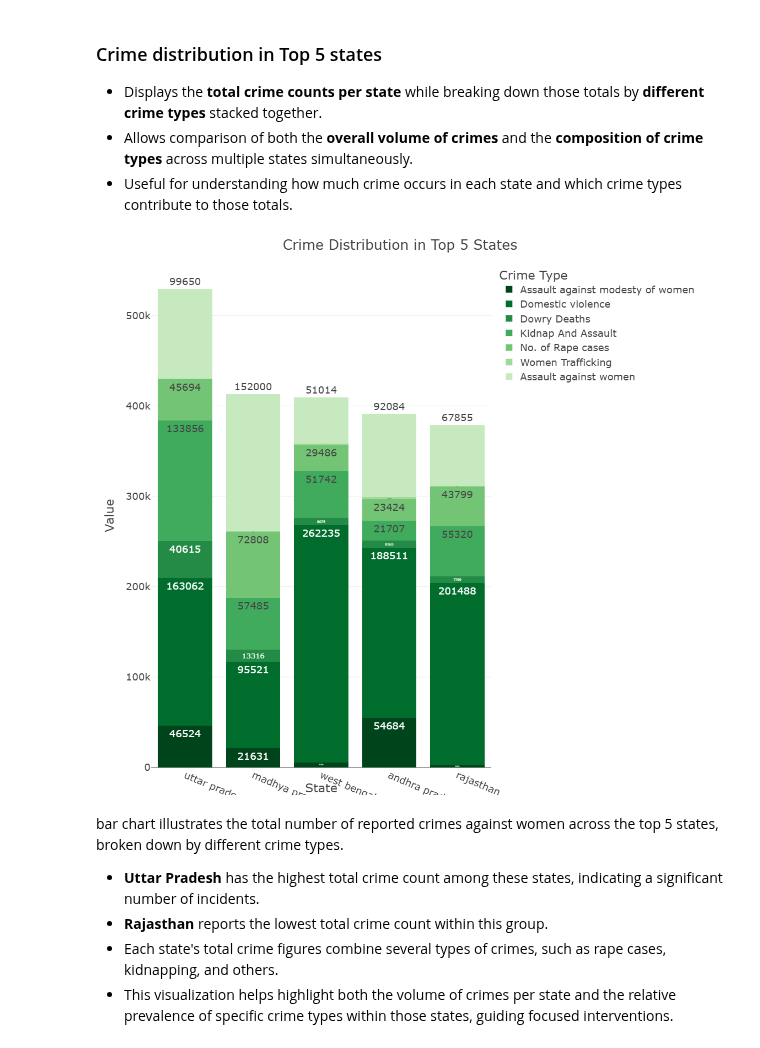
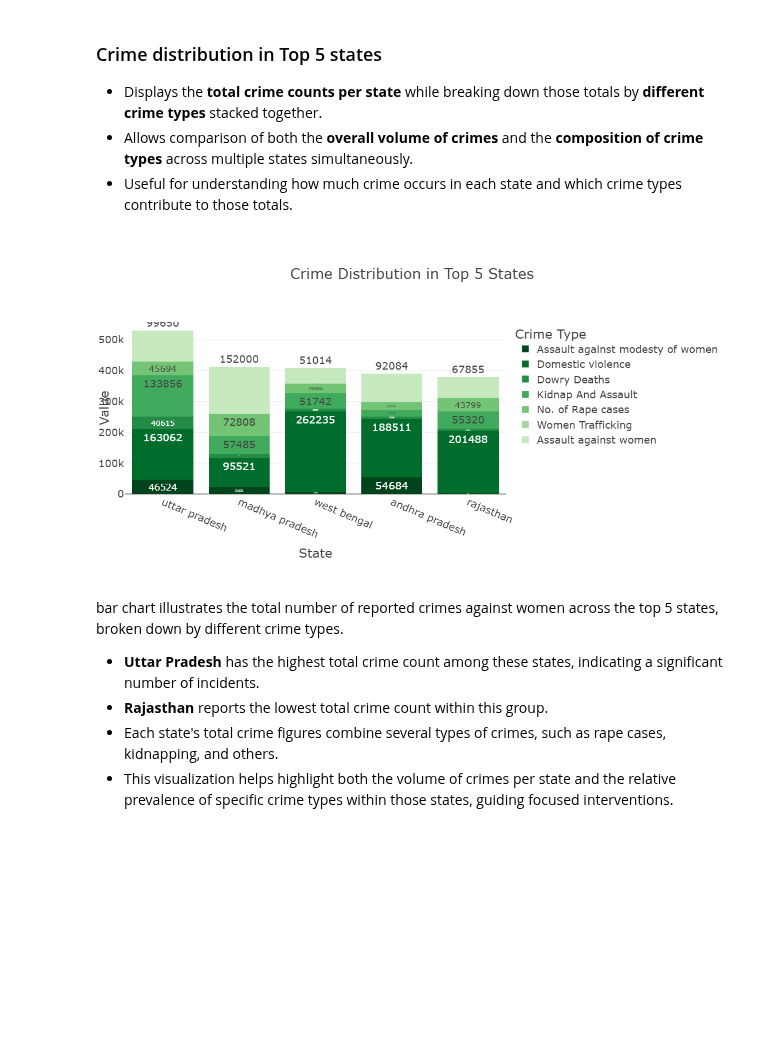
Before and after one commit to niyogitangazayvette/crime_against_on_womens, a Jupyter notebook: notebook/Data_analysis_on_crime.ipynb, the cells around one changed output. Drawn from its saved outputs; the diff is of its cells as text; code cells hidden in the pictures; blank space fills up the shorter version.

```diff
--- a/notebook/Data_analysis_on_crime.ipynb
+++ b/notebook/Data_analysis_on_crime.ipynb
@@ -278,28 +330,28 @@ crime_by_state = crime_by_state.sort_values('State')
 # %%
 fig = px.bar(
     crime_by_state,
     x='State',
     y='Value',
     color='Crime Type',
     title='Crime Distribution in Top 5 States',
     barmode='stack',
     text='Value',
-    height=1000,
-    width=1200,
+    height=600,
+    width=1000,
     template='presentation',
     color_discrete_sequence=px.colors.sequential.Greens_r
 )
 fig.update_traces(textposition='outside')
 fig.update_layout(
     xaxis_tickangle=23,
-    margin=dict(l=100, r=50, t=50, b=50)
+    margin=dict(l=50, r=50, t=150, b=150)
 )
 fig.write_image(os.path.join(results_dir, 'Top5_most_reported_bar_plot.jpg'))
 fig.write_image(os.path.join(results_dir, 'Top5_most_reported_bar_plot.png'))
 fig.write_html(os.path.join(results_dir, 'Top5_most_reported_bar_plot.html'))
 fig.show()
 # %% [output]
-[figure, old version]
+[figure, new version]
 # %% [markdown]
  bar chart illustrates the total number of reported crimes against women across the top 5 states, broken down by different crime types.
 
```
Also changed, not shown: parts of 6 cells of this notebook, 21 other files.
